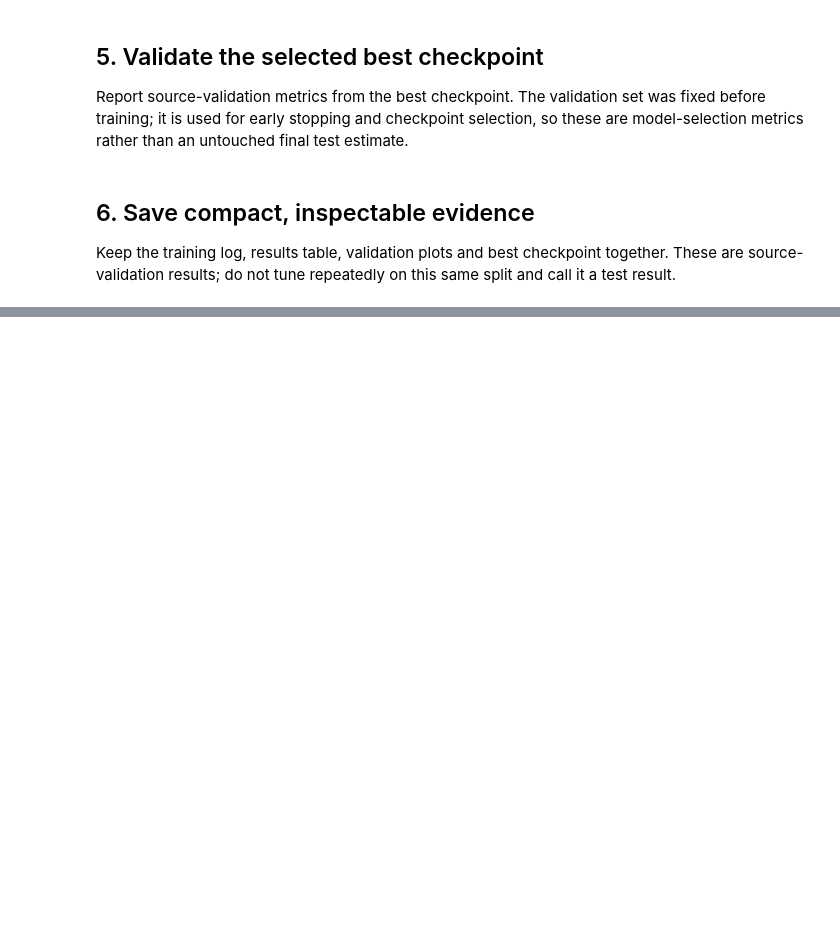
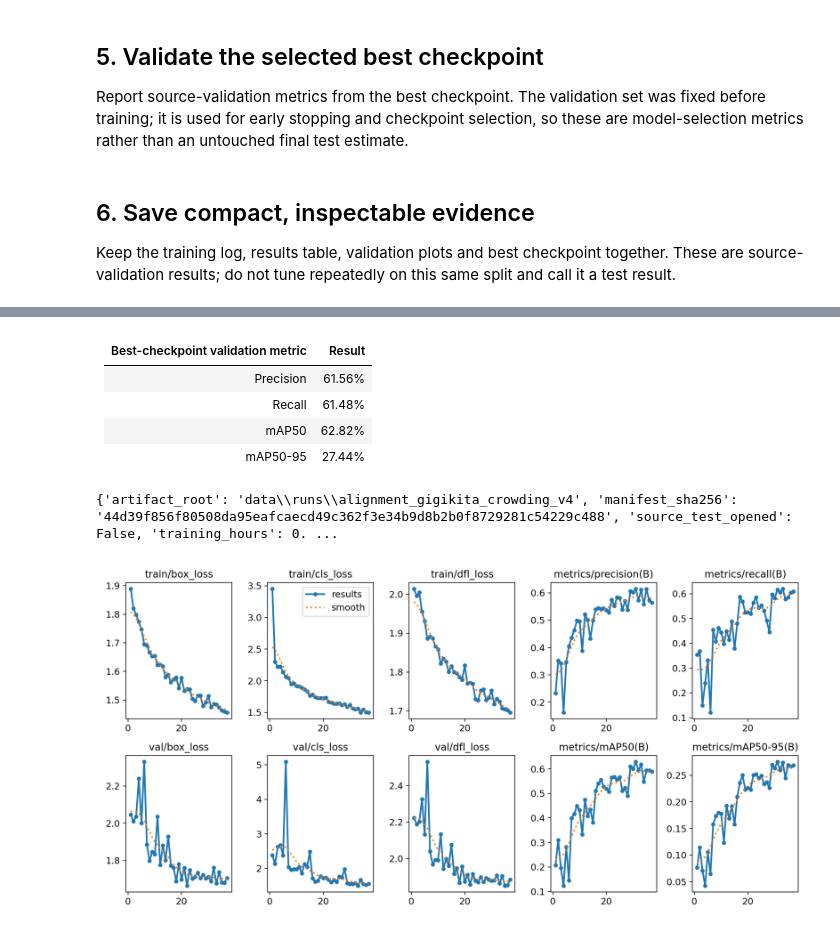
Before and after one commit to Cheesenoice/oral-disease, a Jupyter notebook: notebooks/alignment/16_21_gigikita_crowding_yolo11s_baseline.ipynb, the cells around one changed output, grey strips where cells are left out. Cells and saved outputs as stored; diff of their text form; code cells hidden in the pictures; blank space fills up the shorter version.

Commit message:
docs: publish alignment baseline and workspace status

```diff
--- a/notebooks/alignment/16_21_gigikita_crowding_yolo11s_baseline.ipynb
+++ b/notebooks/alignment/16_21_gigikita_crowding_yolo11s_baseline.ipynb
@@ -128,0 +133,49 @@ print('Artifacts:', [(p.name, round(p.stat().st_size/1e6,2)) for p in ARTIFACTS.
+# %%
+import csv, json
+from pathlib import Path
+from IPython.display import display, Markdown, Image
+
+ARTIFACT_CANDIDATES = [
+    Path('/kaggle/working/crowding_baseline_artifacts'),
+    Path('data/runs/alignment_gigikita_crowding_v4'),
+]
+ARTIFACT_ROOT = next((p for p in ARTIFACT_CANDIDATES if (p / 'summary.json').is_file()), None)
+assert ARTIFACT_ROOT is not None, f'Collected run artifacts not found. Checked: {ARTIFACT_CANDIDATES}'
+summary = json.loads((ARTIFACT_ROOT / 'summary.json').read_text(encoding='utf-8'))
+assert summary['manifest_sha256'] == '44d39f856f80508da95eafcaecd49c362f3e34b9d8b2b0f8729281c54229c488'
+assert summary['source_test_opened'] is False
+metric = summary['metrics']
+with (ARTIFACT_ROOT / 'results.csv').open(encoding='utf-8-sig', newline='') as f:
+    epoch_rows = list(csv.DictReader(f))
+peak_row = max(epoch_rows, key=lambda r: float(r['metrics/mAP50-95(B)']))
+
+display(Markdown(
+    '| Best-checkpoint validation metric | Result |\n'
+    '|---|---:|\n'
+    f'| Precision | {metric["precision"]:.2%} |\n'
+    f'| Recall | {metric["recall"]:.2%} |\n'
+    f'| mAP50 | {metric["mAP50"]:.2%} |\n'
+    f'| mAP50-95 | {metric["mAP50_95"]:.2%} |'
+))
+print({
+    'artifact_root': str(ARTIFACT_ROOT),
+    'manifest_sha256': summary['manifest_sha256'],
+    'source_test_opened': summary['source_test_opened'],
+    'training_hours': metric['training_hours'],
+    'results_csv_epoch_rows': len(epoch_rows),
+    'peak_csv_epoch_by_map50_95': int(float(peak_row['epoch'])),
+    'peak_csv_map50': float(peak_row['metrics/mAP50(B)']),
+    'peak_csv_map50_95': float(peak_row['metrics/mAP50-95(B)']),
+})
+curve_path = ARTIFACT_ROOT / 'results.png'
+if curve_path.is_file():
+    display(Image(filename=str(curve_path)))
+# %% [output]
+| Best-checkpoint validation metric | Result |
+|---|---:|
+| Precision | 61.56% |
+| Recall | 61.48% |
+| mAP50 | 62.82% |
+| mAP50-95 | 27.44% |
+{'artifact_root': 'data\\runs\\alignment_gigikita_crowding_v4', 'manifest_sha256': '44d39f856f80508da95eafcaecd49c362f3e34b9d8b2b0f8729281c54229c488', 'source_test_opened': False, 'training_hours': 0. ...
+[figure, added]
```
Also changed, not shown: parts of 1 cell of this notebook, 6 other files.
